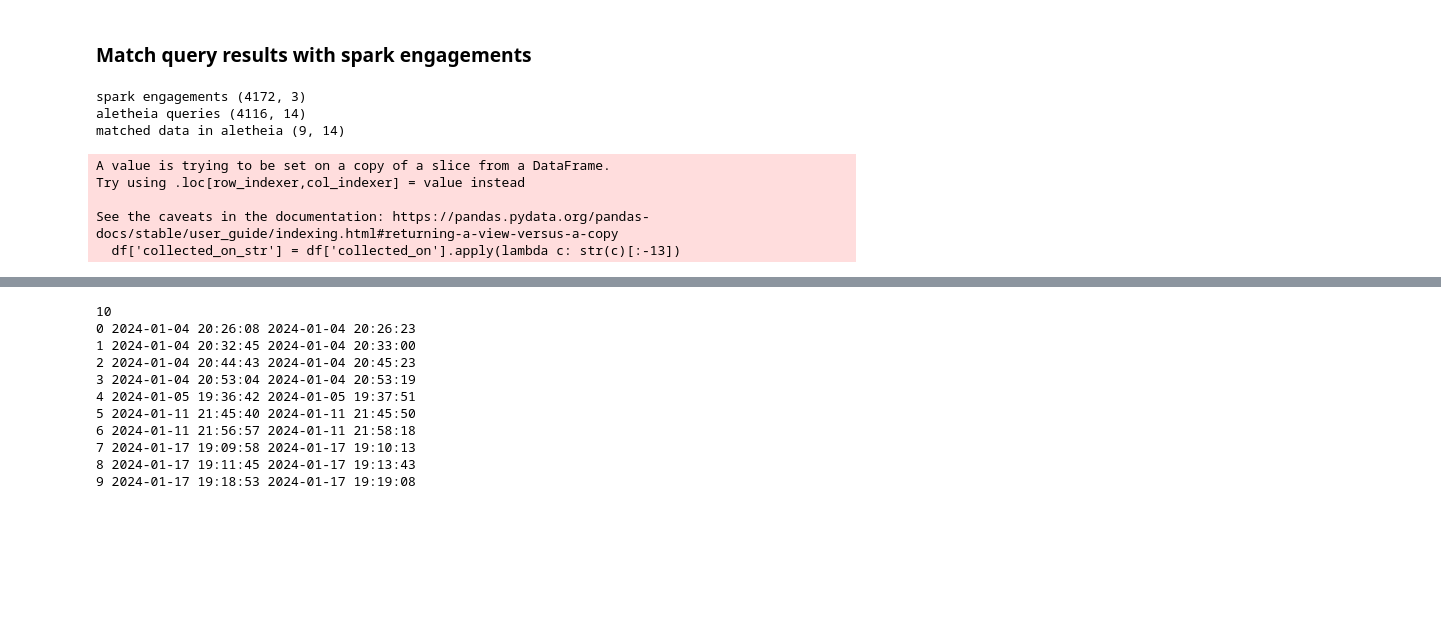
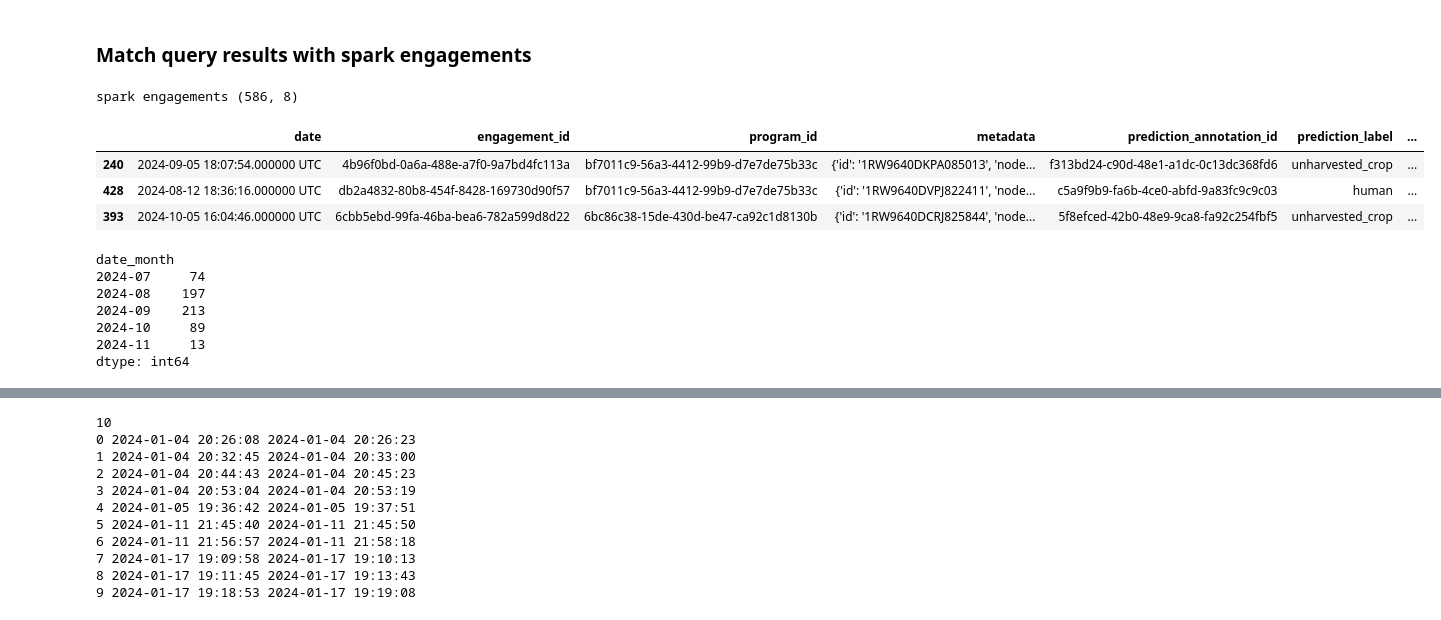
Before and after one commit to liyubrt/notebooks, a Jupyter notebook: query_aletheia.ipynb, the cells around one changed output, grey strips where cells are left out. Saved outputs shown, nothing was run; the diff lists cells and outputs as text; code cells hidden in the pictures; blank space fills up the shorter version.

```diff
--- a/query_aletheia.ipynb
+++ b/query_aletheia.ipynb
@@ -376,45 +424,55 @@ Length: 150, dtype: int64
 import ast
 from collections import defaultdict
 
-system = 'rev1' # rev1 or rev2
+system = 'rev2' # rev1 or rev2
+
 # load engagement csv
-engagement_csv = '/data/jupiter/li.yu/data/halo_fps_cases/rev1_2024_sring_spark_engagements.csv'
+# engagement_csv = '/data/jupiter/li.yu/data/halo_fps_cases/rev1_2023_sring_spark_engagements.csv'
+# engagement_csv = '/data/jupiter/li.yu/data/halo_fps_cases/rev1_2024_sring_spark_engagements.csv'
+engagement_csv = '/data/jupiter/li.yu/data/halo_fps_cases/tall_weeds/halo_2024_01_11_stops_corrected_as_small_plant.csv'
 engagement_df = pd.read_csv(engagement_csv, converters={"metadata": ast.literal_eval})
 print('spark engagements', engagement_df.shape)
+# if 'prediction_label' in engagement_df:
+#     prediction_labels = ['human', 'large_object', 'trees']
+#     resolution_labels = ['no_obstacle', 'land_animal']
+#     engagement_df = engagement_df[(engagement_df.prediction_label.isin(prediction_labels)) & (engagement_df.resolution_label.isin(resolution_labels))]
+#     print(engagement_df.prediction_label.unique(), engagement_df.resolution_label.unique())
+#     print('spark engagements after filtering predictions', engagement_df.shape)
 # get timestamps of each engagement
 camera_time_d = defaultdict(list)
 for i,row in engagement_df.iterrows():
-    timestamps = row.metadata['media_timestamps']
     if system == 'rev1':
         camera_pair = tuple([row.metadata['camera_name'].replace('_', '-') + '-left',])  # works for rev1
-        timestamps = [t[:-4] for t in timestamps]  # trim to 2024-06-04 22:44:31
     else:
-        camera_pair = tuple(row.metadata['camera_name'][-7:].split('_'))  # works for rev2
-        timestamps = [t[:-7] for t in timestamps]  # trim to 2024-06-04 22:44:31
+        camera_pair = tuple([row.metadata['id']] + row.metadata['camera_name'][-7:].split('_'))  # works for rev2, also add in robot_name
+    if 'media_timestamps' in row.metadata and isinstance(row.metadata['media_timestamps'], list):
+        timestamps = row.metadata['media_timestamps']
+        timestamps = [timestamps[len(timestamps)//2]]  # take one timestamp per engagement
+    else:  # no timestamp in metadata (as in 2023 spring paid pilots)
+        timestamps = [row.date]
+    timestamps = [t[:19] for t in timestamps]  # trim to 2024-06-04 22:44:31
     camera_time_d[camera_pair] += timestamps
 for camera_pair in camera_time_d:
     ls = list(set(camera_time_d[camera_pair]))
     ls.sort()
     camera_time_d[camera_pair] = ls
-# perform selection
-def perform_selection(df):
-    if not 'collect_on_str' in df:
-        df['collected_on_str'] = df['collected_on'].apply(lambda c: str(c)[:-13])
-    dfs = []
-    for camera_pair, timestamps in camera_time_d.items():
-        sub_df = df[(df.camera_location.isin(camera_pair)) & (df.collected_on_str.isin(timestamps))]
-        dfs.append(sub_df)
-    df2 = pd.concat(dfs, ignore_index=True)
-    print('aletheia queries', df.shape)
-    print('matched data in aletheia', df2.shape)
-    return df2
-df3 = perform_selection(df2)
 # %% [output]
-spark engagements (4172, 3)
-aletheia queries (4116, 14)
-matched data in aletheia (9, 14)
+spark engagements (586, 8)
-A value is trying to be set on a copy of a slice from a DataFrame.
-Try using .loc[row_indexer,col_indexer] = value instead
-
-See the caveats in the documentation: https://pandas.pydata.org/pandas-docs/stable/user_guide/indexing.html#returning-a-view-versus-a-copy
-  df['collected_on_str'] = df['collected_on'].apply(lambda c: str(c)[:-13])
+# %%
+engagement_df.sample(3)
+# %% [output]
+|  | date | engagement_id | program_id | metadata | prediction_annotation_id | prediction_label | ... |
+| 240 | 2024-09-05 18:07:54.000000 UTC | 4b96f0bd-0a6a-488e-a7f0-9a7bd4fc113a | bf7011c9-56a3-4412-99b9-d7e7de75b33c | {'id': '1RW9640DKPA085013', 'node... | f313bd24-c90d-48e1-a1dc-0c13dc368fd6 | unharvested_crop | ... |
+| 428 | 2024-08-12 18:36:16.000000 UTC | db2a4832-80b8-454f-8428-169730d90f57 | bf7011c9-56a3-4412-99b9-d7e7de75b33c | {'id': '1RW9640DVPJ822411', 'node... | c5a9f9b9-fa6b-4ce0-abfd-9a83fc9c9c03 | human | ... |
+| 393 | 2024-10-05 16:04:46.000000 UTC | 6cbb5ebd-99fa-46ba-bea6-782a599d8d22 | 6bc86c38-15de-430d-be47-ca92c1d8130b | {'id': '1RW9640DCRJ825844', 'node... | 5f8efced-42b0-48e9-9ca8-fa92c254fbf5 | unharvested_crop | ... |
+# %%
+engagement_df['date_month'] = engagement_df['date'].apply(lambda d: d[:7])
+engagement_df.groupby(['date_month']).size()
+# %% [output]
+date_month
+2024-07     74
+2024-08    197
+2024-09    213
+2024-10     89
+2024-11     13
+dtype: int64
```
Also changed, not shown: parts of 37 cells of this notebook, 5 other files.
